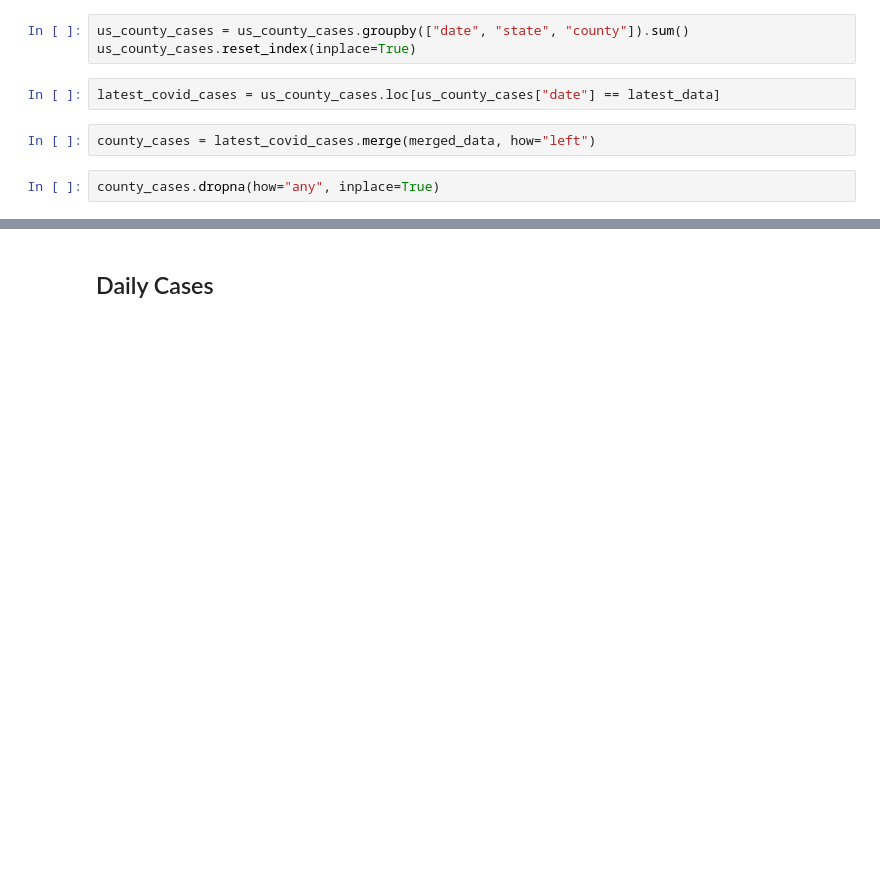
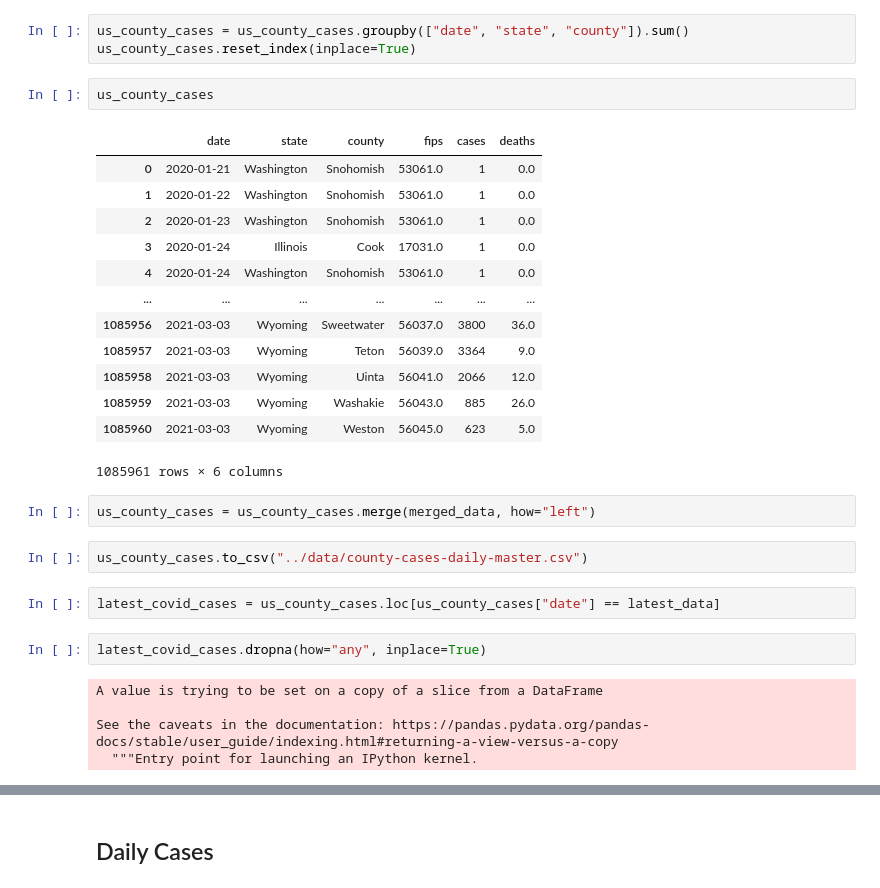
Before and after one commit to CCom20/covid-ml-application, a Jupyter notebook: notebooks/data_cleaning_notebook.ipynb, the cells around one changed output, grey strips where cells are left out. Saved outputs shown, nothing was run; the diff lists cells and outputs as text; blank space fills up the shorter version.

```diff
--- a/notebooks/data_cleaning_notebook.ipynb
+++ b/notebooks/data_cleaning_notebook.ipynb
@@ -176,9 +192,32 @@ us_county_cases = pd.read_csv("../data/county-covid-data.csv")
 # %%
 us_county_cases = us_county_cases.groupby(["date", "state", "county"]).sum()
 us_county_cases.reset_index(inplace=True)
+# %%
+us_county_cases
+# %% [output]
+|  | date | state | county | fips | cases | deaths |
+| 0 | 2020-01-21 | Washington | Snohomish | 53061.0 | 1 | 0.0 |
+| 1 | 2020-01-22 | Washington | Snohomish | 53061.0 | 1 | 0.0 |
+| 2 | 2020-01-23 | Washington | Snohomish | 53061.0 | 1 | 0.0 |
+| 3 | 2020-01-24 | Illinois | Cook | 17031.0 | 1 | 0.0 |
+| 4 | 2020-01-24 | Washington | Snohomish | 53061.0 | 1 | 0.0 |
+| ... | ... | ... | ... | ... | ... | ... |
+| 1085956 | 2021-03-03 | Wyoming | Sweetwater | 56037.0 | 3800 | 36.0 |
+| 1085957 | 2021-03-03 | Wyoming | Teton | 56039.0 | 3364 | 9.0 |
+| 1085958 | 2021-03-03 | Wyoming | Uinta | 56041.0 | 2066 | 12.0 |
+| 1085959 | 2021-03-03 | Wyoming | Washakie | 56043.0 | 885 | 26.0 |
+| 1085960 | 2021-03-03 | Wyoming | Weston | 56045.0 | 623 | 5.0 |
+1085961 rows × 6 columns
+# %%
+us_county_cases = us_county_cases.merge(merged_data, how="left")
+# %%
+us_county_cases.to_csv("../data/county-cases-daily-master.csv")
 # %%
 latest_covid_cases = us_county_cases.loc[us_county_cases["date"] == latest_data]
-# %%
-county_cases = latest_covid_cases.merge(merged_data, how="left")
 # %%
-county_cases.dropna(how="any", inplace=True)
+latest_covid_cases.dropna(how="any", inplace=True)
+# %% [output]
+A value is trying to be set on a copy of a slice from a DataFrame
+
+See the caveats in the documentation: https://pandas.pydata.org/pandas-docs/stable/user_guide/indexing.html#returning-a-view-versus-a-copy
+  """Entry point for launching an IPython kernel.
```
Also changed, not shown: parts of 18 cells of this notebook, 8 other files.
